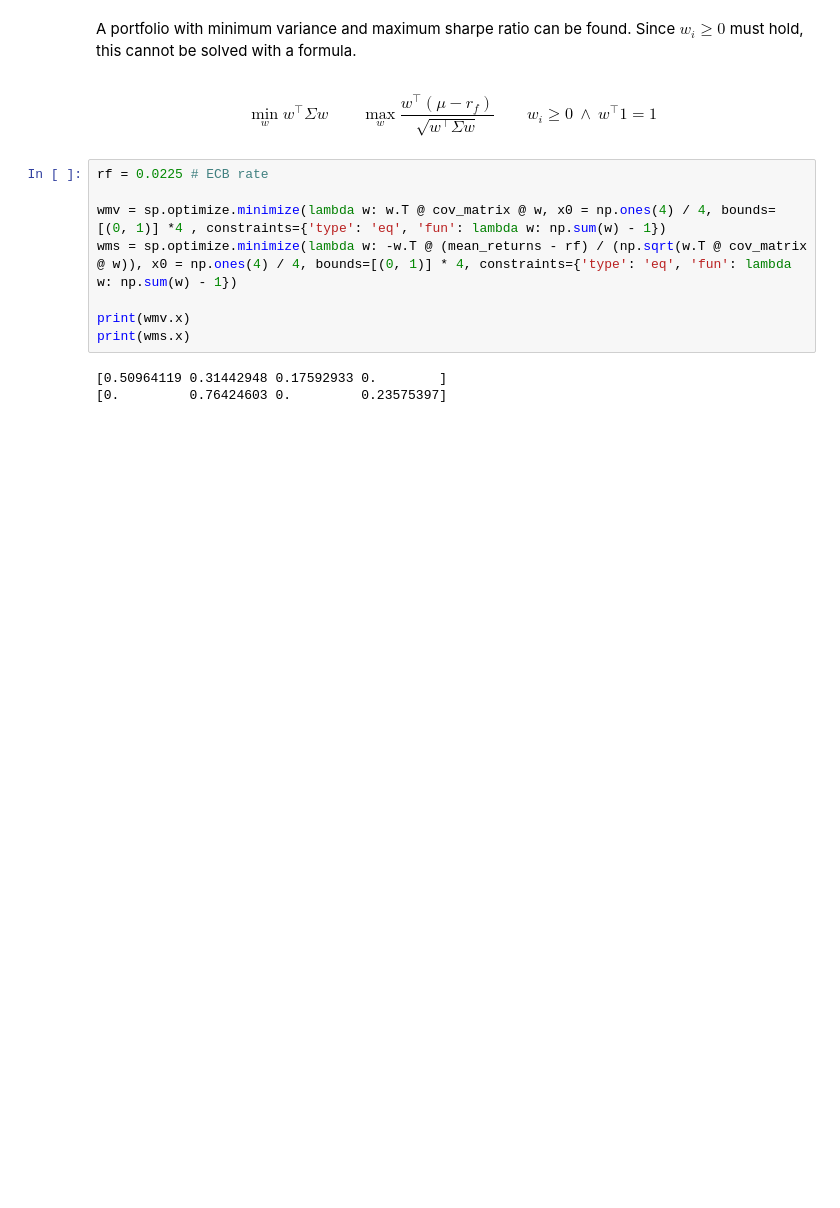
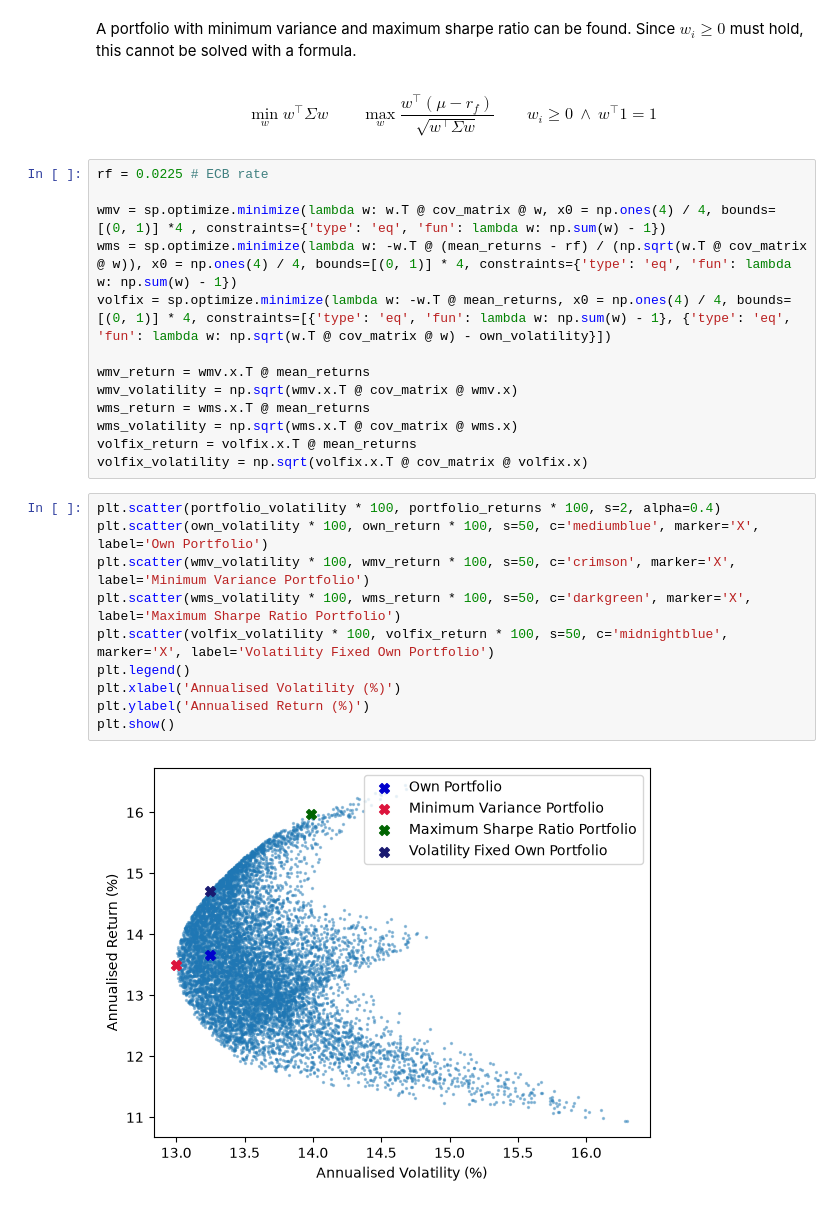
Before and after one commit to ThijsvdLeemkolk/quant-finance, a Jupyter notebook: notebooks/00_efficient_frontier.ipynb, the cells around one changed output. Cells and saved outputs as stored; diff of their text form; blank space fills up the shorter version.

```diff
--- a/notebooks/00_efficient_frontier.ipynb
+++ b/notebooks/00_efficient_frontier.ipynb
@@ -68,9 +59,23 @@ rf = 0.0225 # ECB rate
 
 wmv = sp.optimize.minimize(lambda w: w.T @ cov_matrix @ w, x0 = np.ones(4) / 4, bounds=[(0, 1)] *4 , constraints={'type': 'eq', 'fun': lambda w: np.sum(w) - 1})
 wms = sp.optimize.minimize(lambda w: -w.T @ (mean_returns - rf) / (np.sqrt(w.T @ cov_matrix @ w)), x0 = np.ones(4) / 4, bounds=[(0, 1)] * 4, constraints={'type': 'eq', 'fun': lambda w: np.sum(w) - 1})
+volfix = sp.optimize.minimize(lambda w: -w.T @ mean_returns, x0 = np.ones(4) / 4, bounds=[(0, 1)] * 4, constraints=[{'type': 'eq', 'fun': lambda w: np.sum(w) - 1}, {'type': 'eq', 'fun': lambda w: np.sqrt(w.T @ cov_matrix @ w) - own_volatility}])
 
-print(wmv.x)
-print(wms.x)
+wmv_return = wmv.x.T @ mean_returns
+wmv_volatility = np.sqrt(wmv.x.T @ cov_matrix @ wmv.x)
+wms_return = wms.x.T @ mean_returns
+wms_volatility = np.sqrt(wms.x.T @ cov_matrix @ wms.x)
+volfix_return = volfix.x.T @ mean_returns
+volfix_volatility = np.sqrt(volfix.x.T @ cov_matrix @ volfix.x)
-# %% [output]
-[0.50964119 0.31442948 0.17592933 0.        ]
-[0.         0.76424603 0.         0.23575397]
+# %%
+plt.scatter(portfolio_volatility * 100, portfolio_returns * 100, s=2, alpha=0.4)
+plt.scatter(own_volatility * 100, own_return * 100, s=50, c='mediumblue', marker='X', label='Own Portfolio')
+plt.scatter(wmv_volatility * 100, wmv_return * 100, s=50, c='crimson', marker='X', label='Minimum Variance Portfolio')
+plt.scatter(wms_volatility * 100, wms_return * 100, s=50, c='darkgreen', marker='X', label='Maximum Sharpe Ratio Portfolio')
+plt.scatter(volfix_volatility * 100, volfix_return * 100, s=50, c='midnightblue', marker='X', label='Volatility Fixed Own Portfolio')
+plt.legend()
+plt.xlabel('Annualised Volatility (%)')
+plt.ylabel('Annualised Return (%)')
+plt.show()
+# %% [output]
+[figure, added]
```
Also changed, not shown: parts of 2 cells of this notebook.
